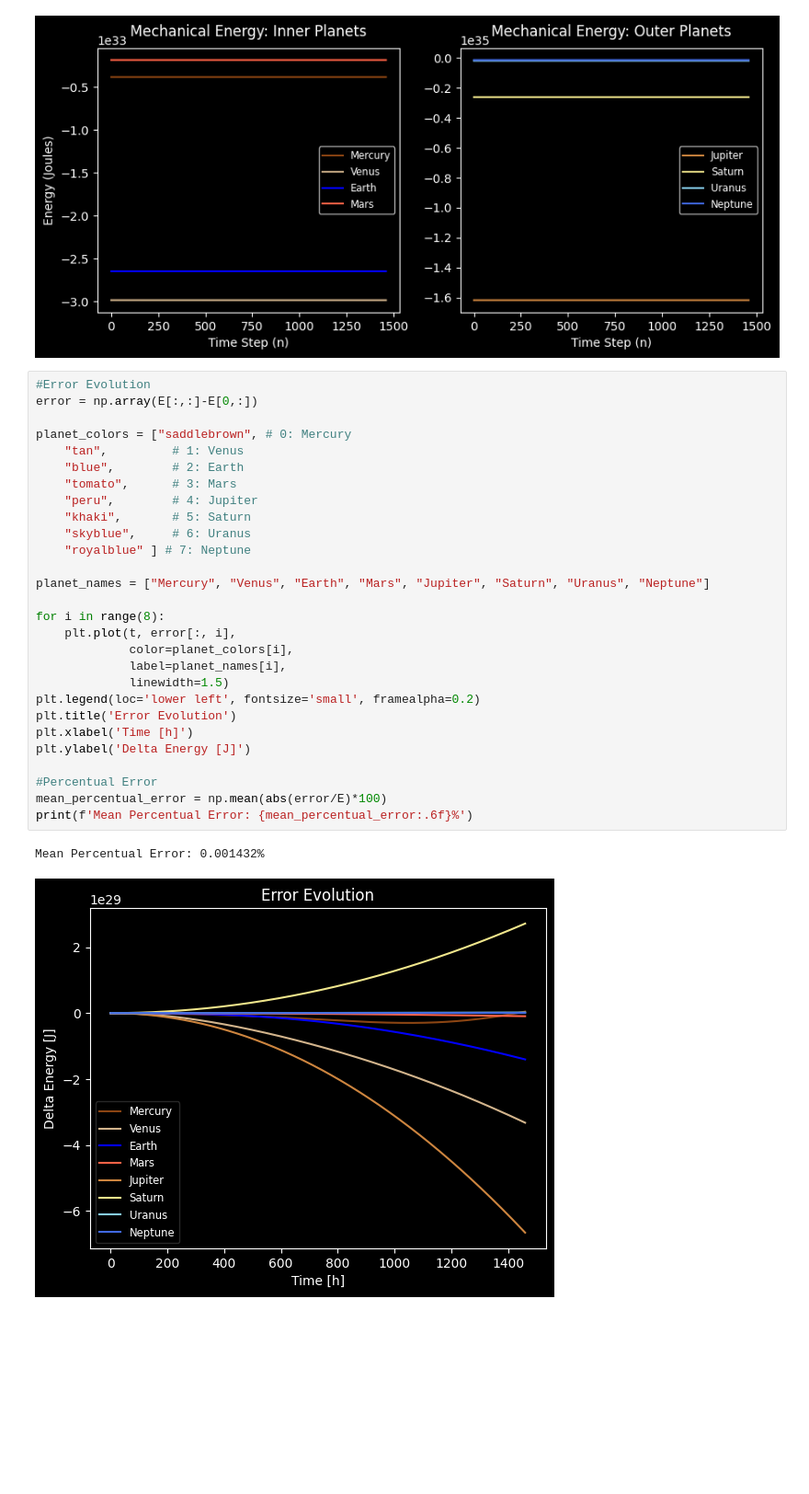
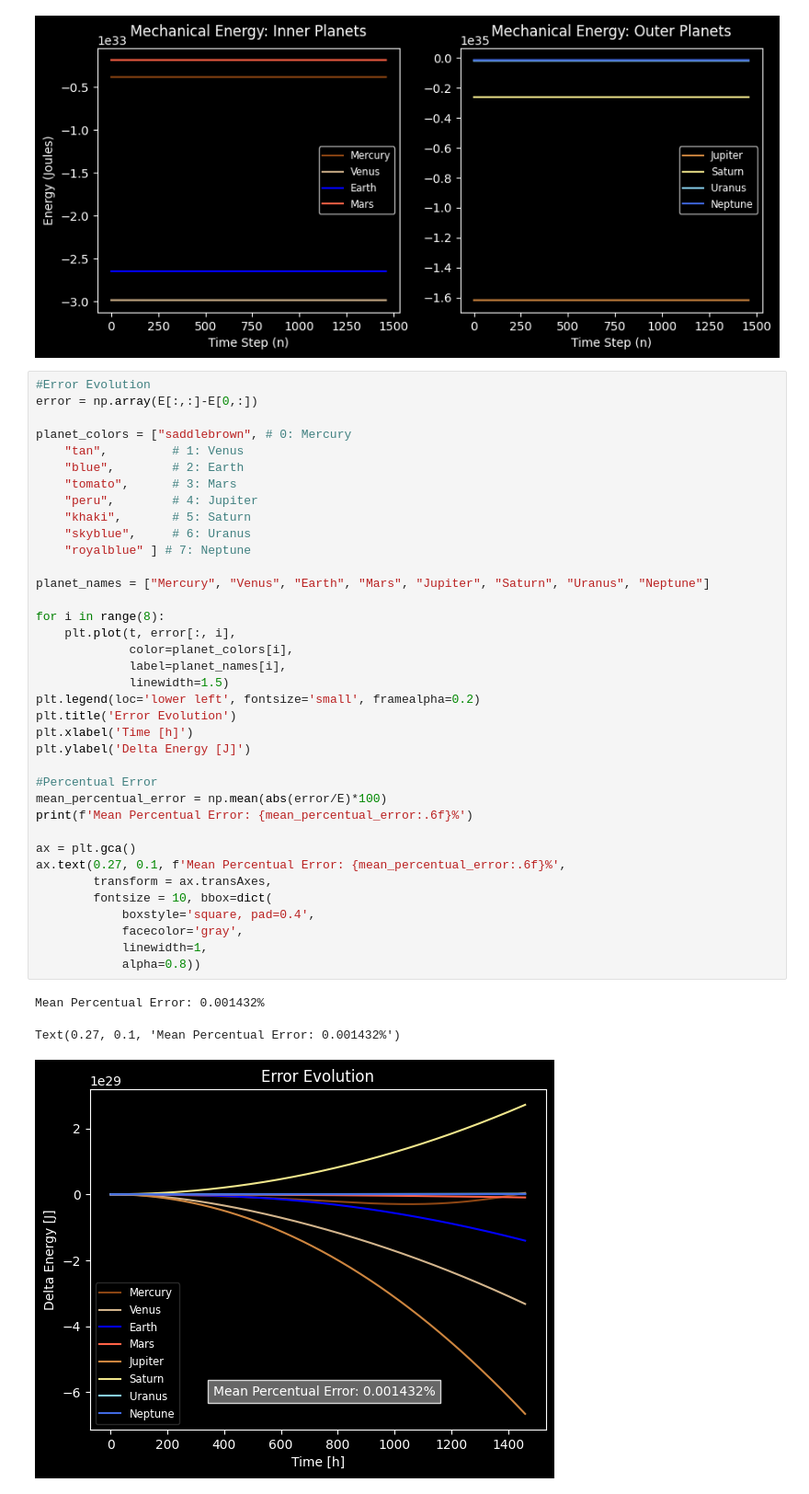
Before and after one commit to LucasAssisAssis/Solar-System-Orbital-Simulation-RK4-, a Jupyter notebook: Solar-System.ipynb, the cells around one changed output. Shown at 92% size. Cells and saved outputs as stored; diff of their text form; blank space fills up the shorter version.

```diff
--- a/Solar-System.ipynb
+++ b/Solar-System.ipynb
@@ -239,31 +239,41 @@ ax2.legend(loc='center right', fontsize='small', frameon=True)
 # %%
 #Error Evolution
 error = np.array(E[:,:]-E[0,:])
 
 planet_colors = ["saddlebrown", # 0: Mercury
     "tan",         # 1: Venus
     "blue",        # 2: Earth
     "tomato",      # 3: Mars
     "peru",        # 4: Jupiter
     "khaki",       # 5: Saturn
     "skyblue",     # 6: Uranus
     "royalblue" ] # 7: Neptune
 
 planet_names = ["Mercury", "Venus", "Earth", "Mars", "Jupiter", "Saturn", "Uranus", "Neptune"]
 
 for i in range(8):
     plt.plot(t, error[:, i],
              color=planet_colors[i],
              label=planet_names[i],
              linewidth=1.5)
 plt.legend(loc='lower left', fontsize='small', framealpha=0.2)
 plt.title('Error Evolution')
 plt.xlabel('Time [h]')
 plt.ylabel('Delta Energy [J]')
 
 #Percentual Error
 mean_percentual_error = np.mean(abs(error/E)*100)
 print(f'Mean Percentual Error: {mean_percentual_error:.6f}%')
+
+ax = plt.gca()
+ax.text(0.27, 0.1, f'Mean Percentual Error: {mean_percentual_error:.6f}%',
+        transform = ax.transAxes,
+        fontsize = 10, bbox=dict(
+            boxstyle='square, pad=0.4',
+            facecolor='gray',
+            linewidth=1,
+            alpha=0.8))
 # %% [output]
 Mean Percentual Error: 0.001432%
+Text(0.27, 0.1, 'Mean Percentual Error: 0.001432%')
-[figure, old version]
+[figure, new version]
```
Also changed, not shown: parts of 1 cell of this notebook.
